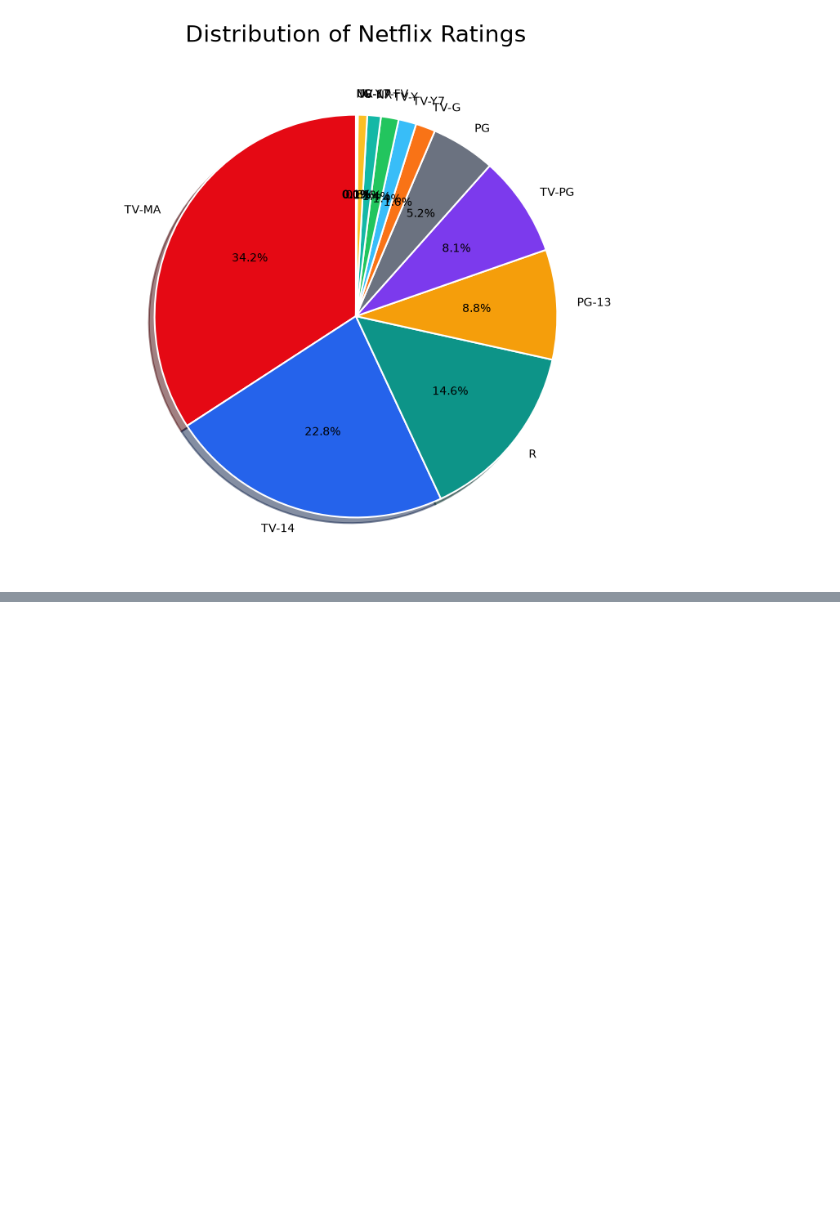
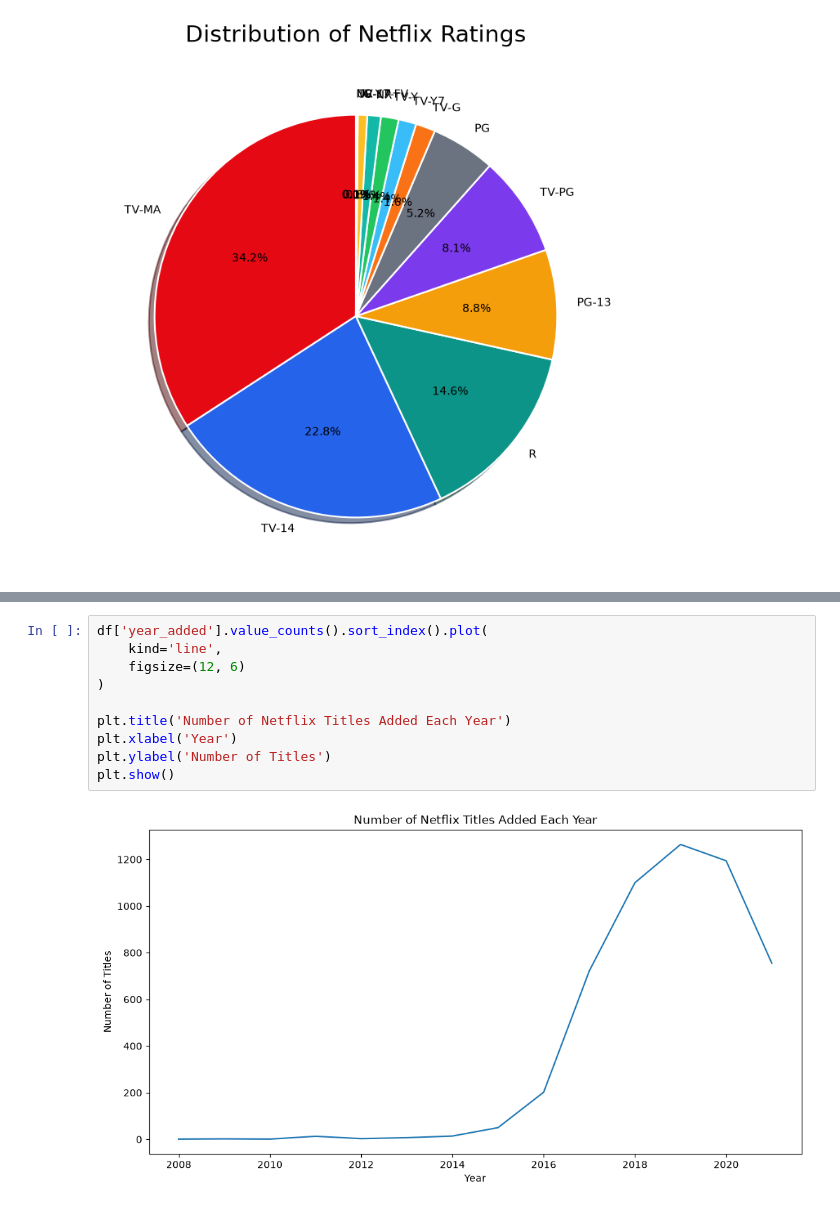
Before and after one commit to mdraihanmostafa746-coder/Netflix-Data-Analysis, a Jupyter notebook: notebooks/netflix_analysis.ipynb, the cells around one changed output, grey strips where cells are left out. Cells and saved outputs as stored; diff of their text form; blank space fills up the shorter version.

```diff
--- a/notebooks/netflix_analysis.ipynb
+++ b/notebooks/netflix_analysis.ipynb
@@ -318,0 +333,12 @@ plt.show()
+# %%
+df['year_added'].value_counts().sort_index().plot(
+    kind='line',
+    figsize=(12, 6)
+)
+
+plt.title('Number of Netflix Titles Added Each Year')
+plt.xlabel('Year')
+plt.ylabel('Number of Titles')
+plt.show()
+# %% [output]
+[figure, added]
```
Also changed, not shown: parts of 16 cells of this notebook, 4 other files.
